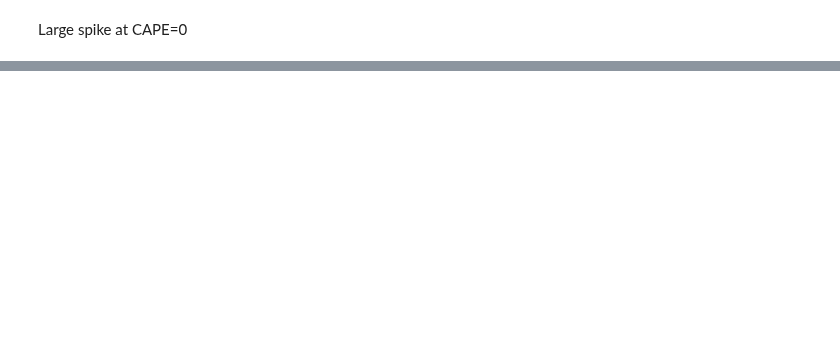
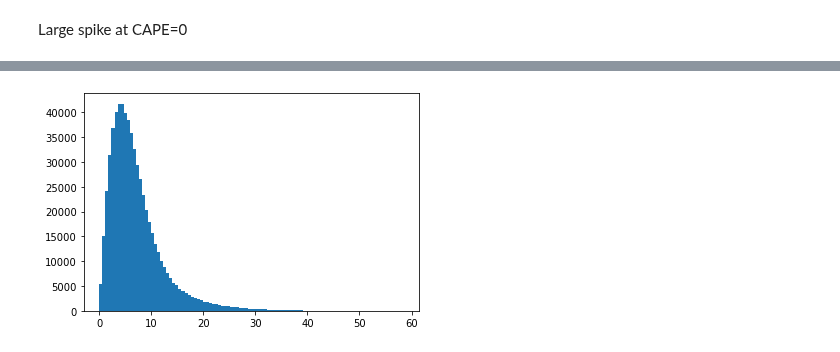
Before and after one commit to markmuetz/mcs_prime, a Jupyter notebook: ctrl/notebooks/dev/gridpoint_env_precursor_analysis.ipynb, the cells around one changed output, grey strips where cells are left out. Drawn from its saved outputs; the diff is of its cells as text; code cells hidden in the pictures; blank space fills up the shorter version.

```diff
--- a/ctrl/notebooks/dev/gridpoint_env_precursor_analysis.ipynb
+++ b/ctrl/notebooks/dev/gridpoint_env_precursor_analysis.ipynb
@@ -92,0 +204,4 @@ plt.legend()
+# %%
+plt.hist(mls[mask], bins=100);
+# %% [output]
+[figure, added]
```
Also changed, not shown: parts of 35 cells of this notebook, 3 other files.
